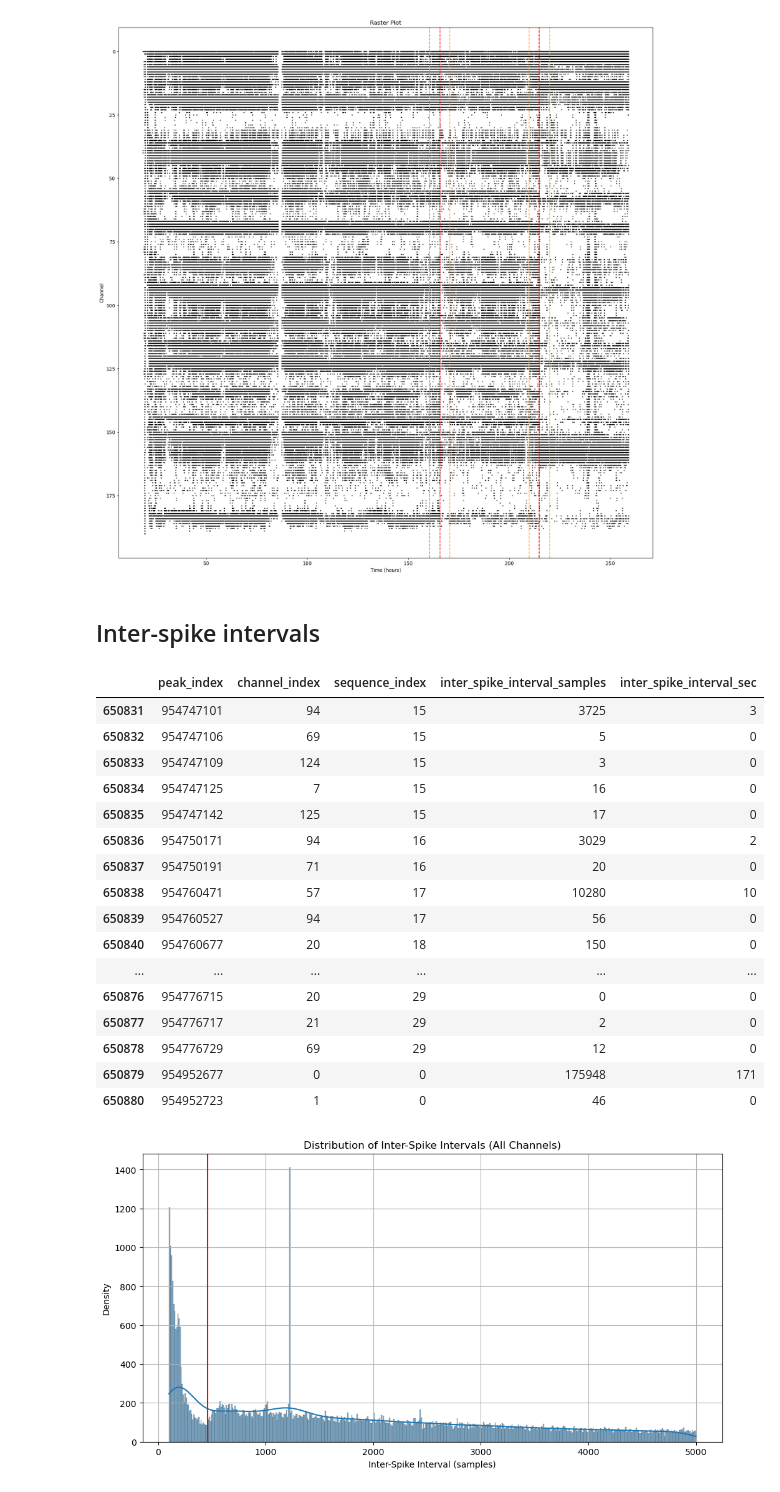
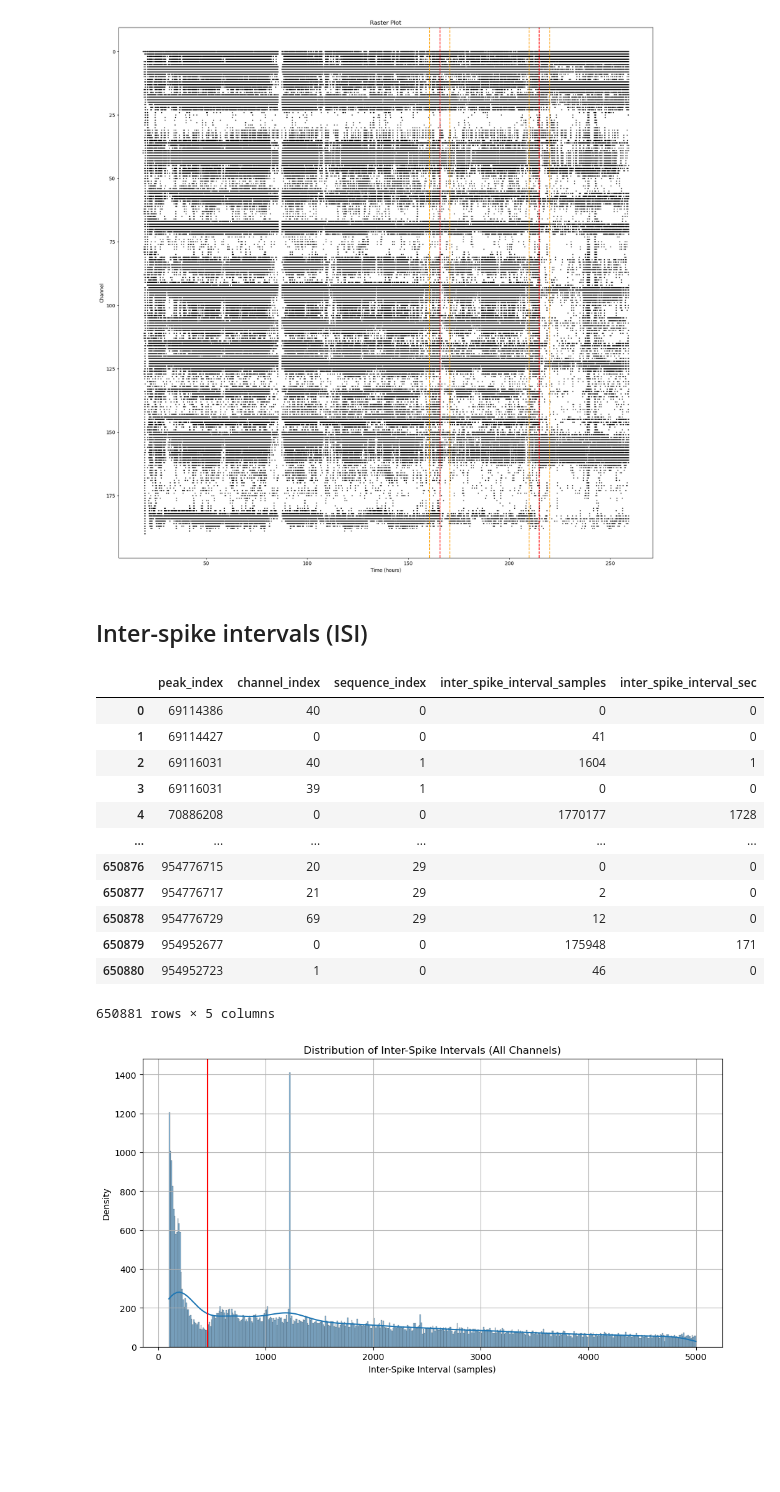
Before and after one commit to devincma/asm_synchrony_paper, a Jupyter notebook: spikes_optimized/analysis.ipynb, the cells around one changed output. Cells and saved outputs as stored; diff of their text form; code cells hidden in the pictures; blank space fills up the shorter version.

```diff
--- a/spikes_optimized/analysis.ipynb
+++ b/spikes_optimized/analysis.ipynb
@@ -166,44 +166,37 @@ raster_plot(all_spikes_df, seizure_times_samples, buffer_samples, fs)
 # %% [output]
 [figure]
 # %% [markdown]
-## Inter-spike intervals
+## Inter-spike intervals (ISI)
 # %%
 # Calculate the inter-spike interval
 all_spikes_df["inter_spike_interval_samples"] = all_spikes_df["peak_index"].diff()
 
 # If you want to handle the NaN value for the first row (since there's no previous spike to compare to):
 all_spikes_df.loc[0, "inter_spike_interval_samples"] = 0  # or any other suitable value
 
 # Convert the inter_spike_interval_samples column to integer
 all_spikes_df["inter_spike_interval_samples"] = all_spikes_df[
     "inter_spike_interval_samples"
 ].astype(int)
 
 all_spikes_df["inter_spike_interval_sec"] = (
     all_spikes_df["inter_spike_interval_samples"] / fs
 ).astype(int)
 
-all_spikes_df.head(50)
-
-# print the last 50 rows
-all_spikes_df.tail(50)
+all_spikes_df
 # %% [output]
 |  | peak_index | channel_index | sequence_index | inter_spike_interval_samples | inter_spike_interval_sec |
-| 650831 | 954747101 | 94 | 15 | 3725 | 3 |
-| 650832 | 954747106 | 69 | 15 | 5 | 0 |
-| 650833 | 954747109 | 124 | 15 | 3 | 0 |
-| 650834 | 954747125 | 7 | 15 | 16 | 0 |
-| 650835 | 954747142 | 125 | 15 | 17 | 0 |
-| 650836 | 954750171 | 94 | 16 | 3029 | 2 |
-| 650837 | 954750191 | 71 | 16 | 20 | 0 |
-| 650838 | 954760471 | 57 | 17 | 10280 | 10 |
-| 650839 | 954760527 | 94 | 17 | 56 | 0 |
-| 650840 | 954760677 | 20 | 18 | 150 | 0 |
+| 0 | 69114386 | 40 | 0 | 0 | 0 |
+| 1 | 69114427 | 0 | 0 | 41 | 0 |
+| 2 | 69116031 | 40 | 1 | 1604 | 1 |
+| 3 | 69116031 | 39 | 1 | 0 | 0 |
+| 4 | 70886208 | 0 | 0 | 1770177 | 1728 |
 | ... | ... | ... | ... | ... | ... |
 | 650876 | 954776715 | 20 | 29 | 0 | 0 |
 | 650877 | 954776717 | 21 | 29 | 2 | 0 |
 | 650878 | 954776729 | 69 | 29 | 12 | 0 |
 | 650879 | 954952677 | 0 | 0 | 175948 | 171 |
 | 650880 | 954952723 | 1 | 0 | 46 | 0 |
+650881 rows × 5 columns
 # %%
 # Create a copy of all_spikes_df called all_spikes_df_copy_2
```
Also changed, not shown: parts of 13 cells of this notebook, 1 other file.
